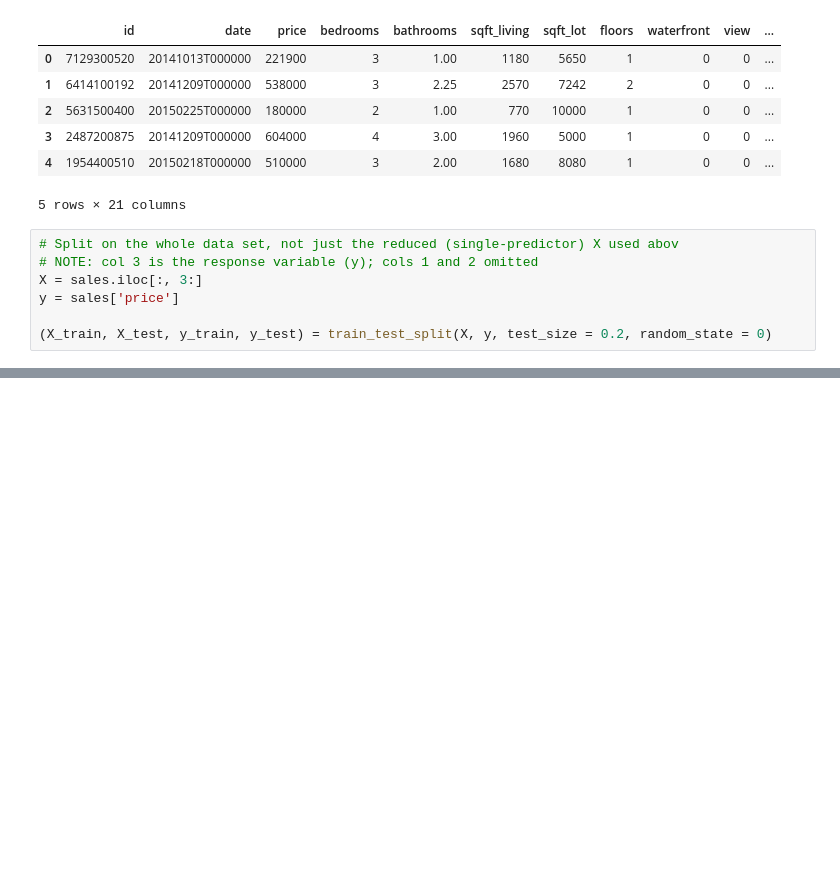
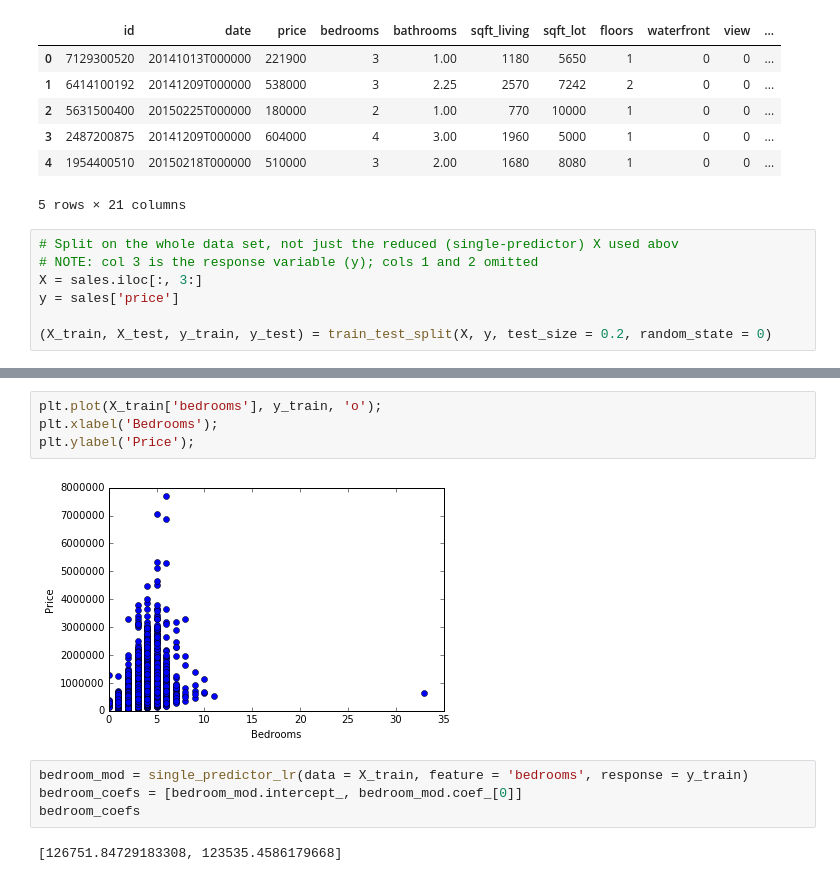
Before and after one commit to damiansp/ML, a Jupyter notebook: python/using_sklearn/regression/01_phillyCrime_simpleRegressionDemo.ipynb, the cells around one changed output, grey strips where cells are left out. Cells and saved outputs as stored; diff of their text form; blank space fills up the shorter version.

```diff
--- a/python/using_sklearn/regression/01_phillyCrime_simpleRegressionDemo.ipynb
+++ b/python/using_sklearn/regression/01_phillyCrime_simpleRegressionDemo.ipynb
@@ -109,0 +152,12 @@ ValueError: Location based indexing can only have [integer, integer slice (START
+# %%
+plt.plot(X_train['bedrooms'], y_train, 'o');
+plt.xlabel('Bedrooms');
+plt.ylabel('Price');
+# %% [output]
+[figure, added]
+# %%
+bedroom_mod = single_predictor_lr(data = X_train, feature = 'bedrooms', response = y_train)
+bedroom_coefs = [bedroom_mod.intercept_, bedroom_mod.coef_[0]]
+bedroom_coefs
+# %% [output]
+[126751.84729183308, 123535.4586179668]
```
Also changed, not shown: parts of 12 cells of this notebook.
